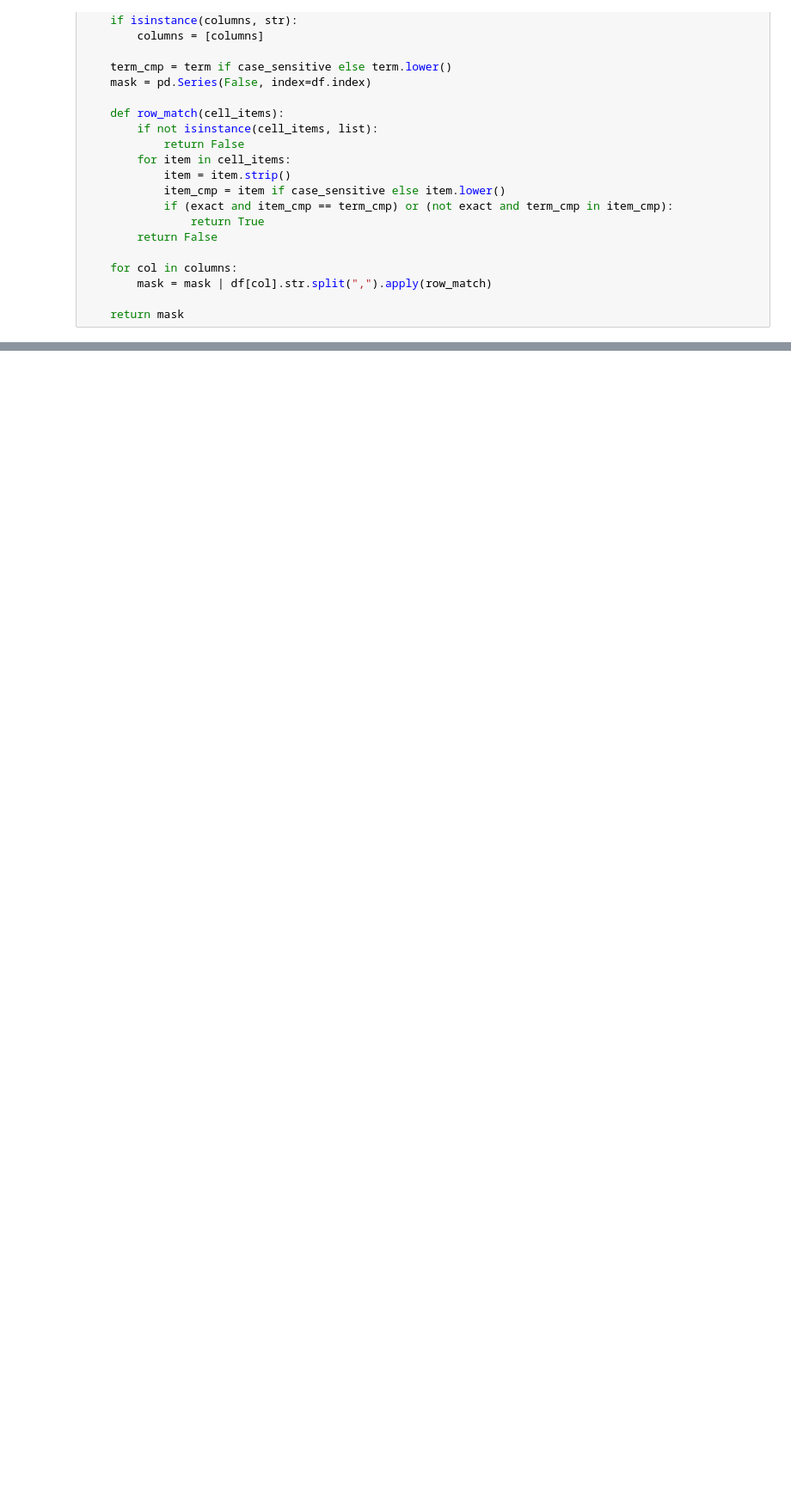
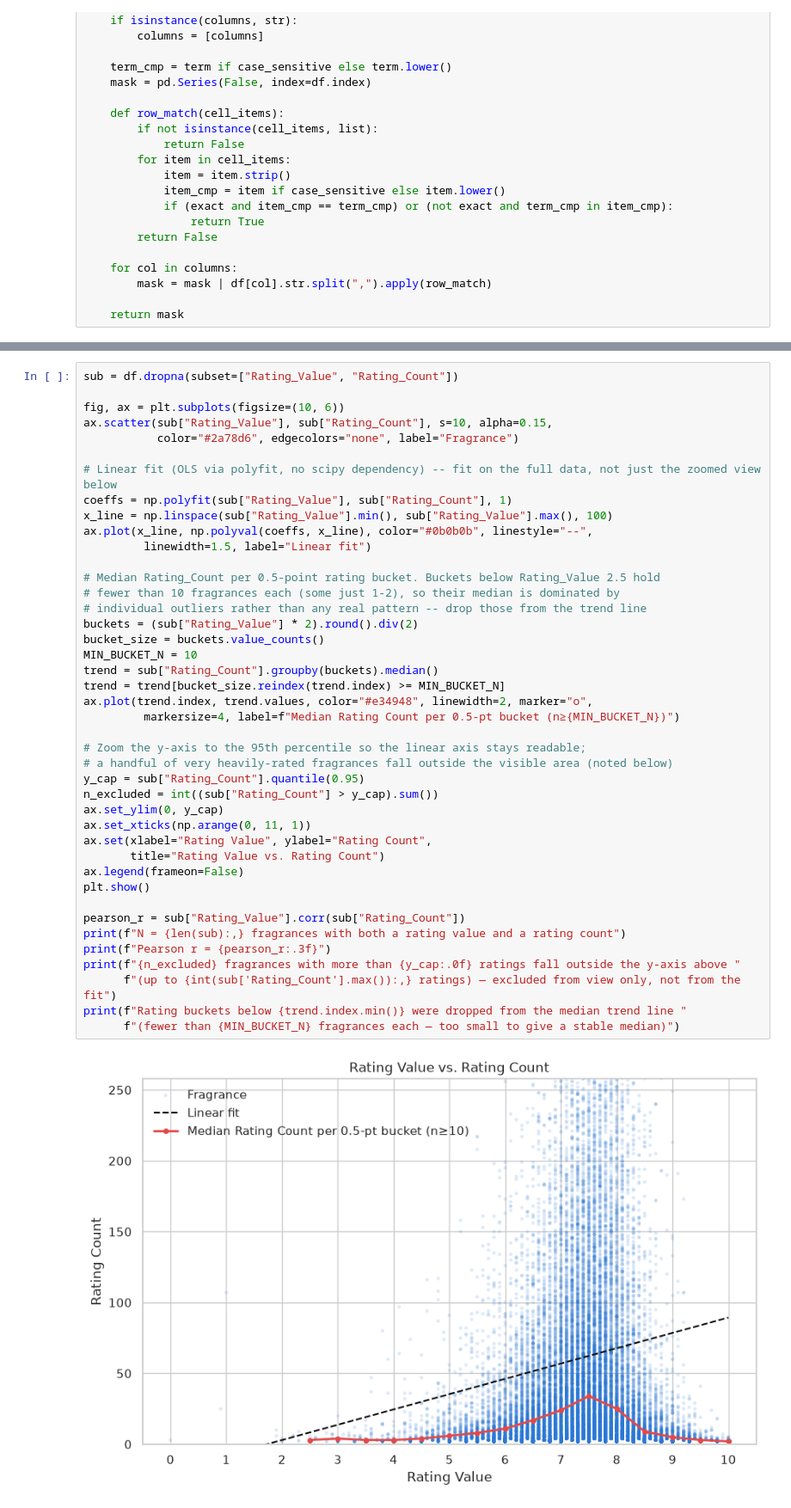
Before and after one commit to JennyIseev/fragrance-analysis, a Jupyter notebook: notebooks/02_EDA.ipynb, the cells around one changed output, grey strips where cells are left out. Shown at 86% size. Drawn from its saved outputs; the diff is of its cells as text; blank space fills up the shorter version.

```diff
--- a/notebooks/02_EDA.ipynb
+++ b/notebooks/02_EDA.ipynb
@@ -44,0 +151,44 @@ def contains_value(df, columns, term, exact=True, case_sensitive=False):
+# %%
+sub = df.dropna(subset=["Rating_Value", "Rating_Count"])
+
+fig, ax = plt.subplots(figsize=(10, 6))
+ax.scatter(sub["Rating_Value"], sub["Rating_Count"], s=10, alpha=0.15,
+           color="#2a78d6", edgecolors="none", label="Fragrance")
+
+# Linear fit (OLS via polyfit, no scipy dependency) -- fit on the full data, not just the zoomed view below
+coeffs = np.polyfit(sub["Rating_Value"], sub["Rating_Count"], 1)
+x_line = np.linspace(sub["Rating_Value"].min(), sub["Rating_Value"].max(), 100)
+ax.plot(x_line, np.polyval(coeffs, x_line), color="#0b0b0b", linestyle="--",
+         linewidth=1.5, label="Linear fit")
+
+# Median Rating_Count per 0.5-point rating bucket. Buckets below Rating_Value 2.5 hold
+# fewer than 10 fragrances each (some just 1-2), so their median is dominated by
+# individual outliers rather than any real pattern -- drop those from the trend line
+buckets = (sub["Rating_Value"] * 2).round().div(2)
+bucket_size = buckets.value_counts()
+MIN_BUCKET_N = 10
+trend = sub["Rating_Count"].groupby(buckets).median()
+trend = trend[bucket_size.reindex(trend.index) >= MIN_BUCKET_N]
+ax.plot(trend.index, trend.values, color="#e34948", linewidth=2, marker="o",
+         markersize=4, label=f"Median Rating Count per 0.5-pt bucket (n≥{MIN_BUCKET_N})")
+
+# Zoom the y-axis to the 95th percentile so the linear axis stays readable;
+# a handful of very heavily-rated fragrances fall outside the visible area (noted below)
+y_cap = sub["Rating_Count"].quantile(0.95)
+n_excluded = int((sub["Rating_Count"] > y_cap).sum())
+ax.set_ylim(0, y_cap)
+ax.set_xticks(np.arange(0, 11, 1))
+ax.set(xlabel="Rating Value", ylabel="Rating Count",
+       title="Rating Value vs. Rating Count")
+ax.legend(frameon=False)
+plt.show()
+
+pearson_r = sub["Rating_Value"].corr(sub["Rating_Count"])
+print(f"N = {len(sub):,} fragrances with both a rating value and a rating count")
+print(f"Pearson r = {pearson_r:.3f}")
+print(f"{n_excluded} fragrances with more than {y_cap:.0f} ratings fall outside the y-axis above "
+      f"(up to {int(sub['Rating_Count'].max()):,} ratings) — excluded from view only, not from the fit")
+print(f"Rating buckets below {trend.index.min()} were dropped from the median trend line "
+      f"(fewer than {MIN_BUCKET_N} fragrances each — too small to give a stable median)")
+# %% [output]
+[figure, added]
```
Also changed, not shown: parts of 33 cells of this notebook, 1 other file.
